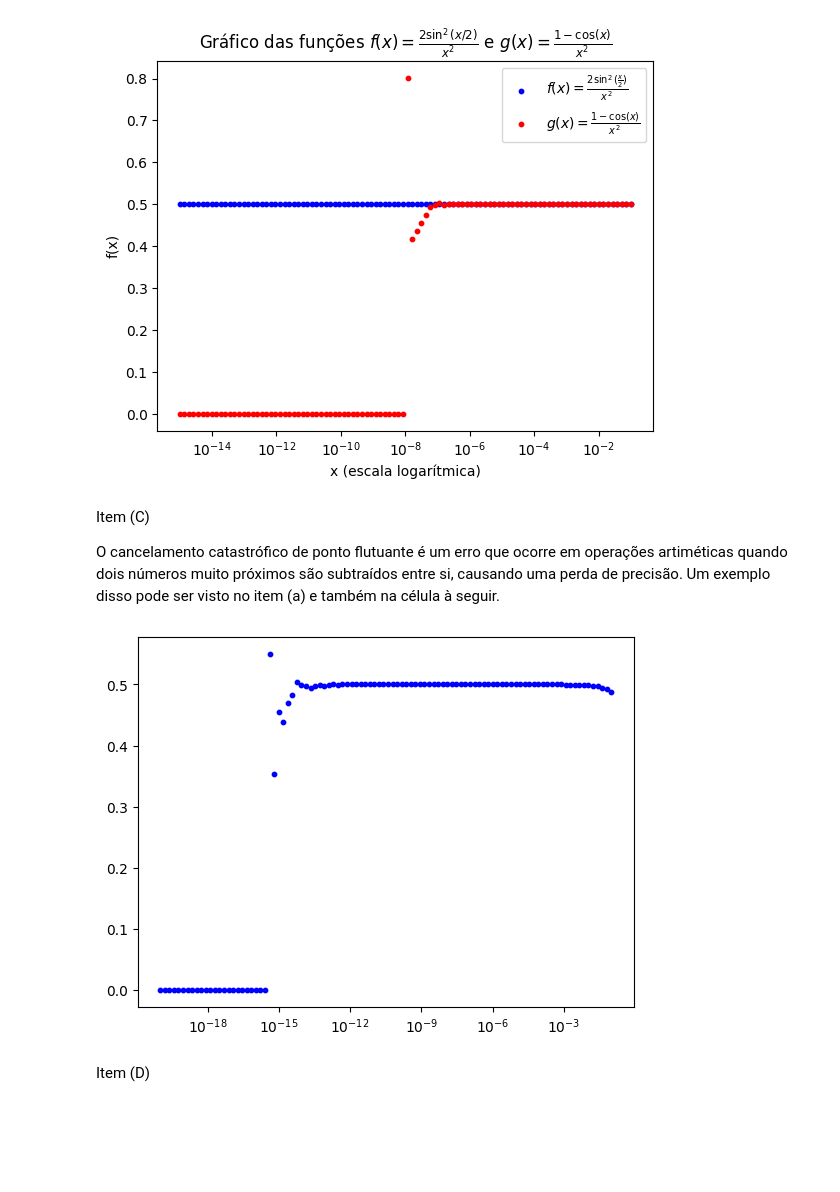
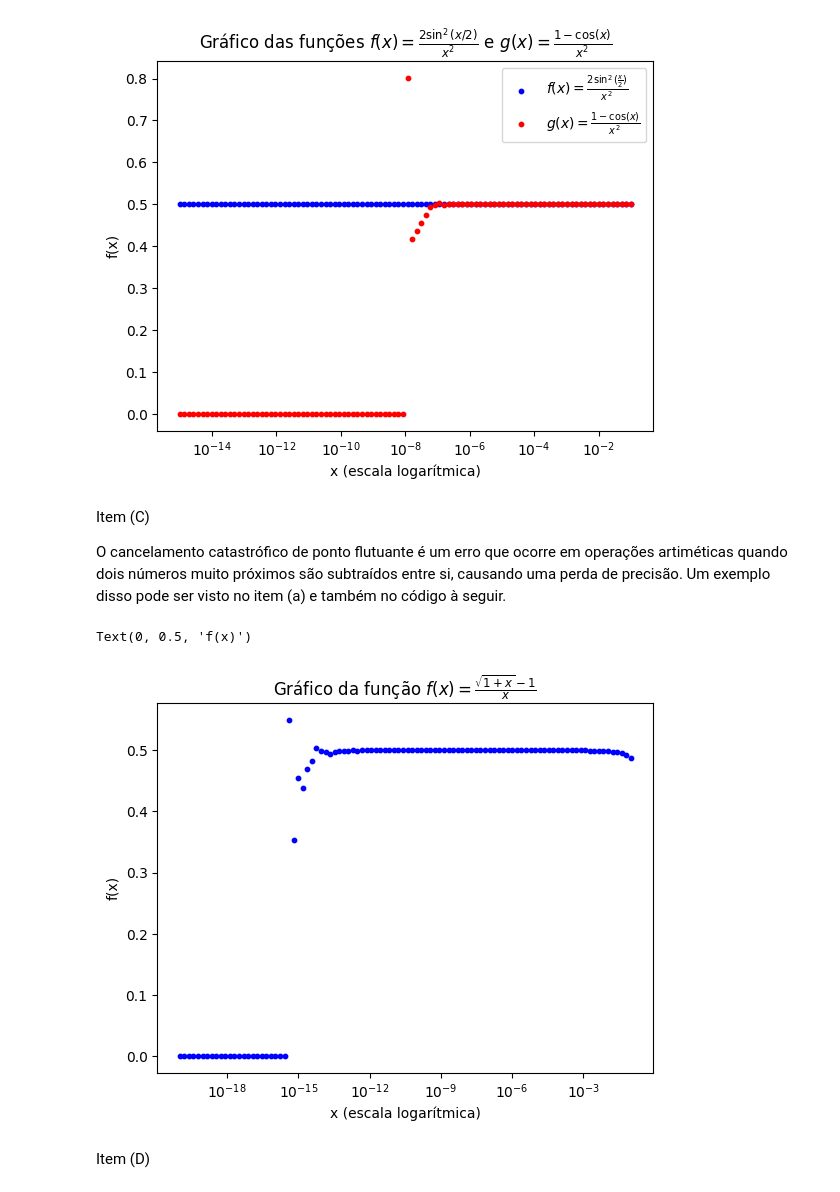
Before and after one commit to hrpedro/AV06, a Jupyter notebook: AV06.ipynb, the cells around one changed output. Cells and saved outputs as stored; diff of their text form; code cells hidden in the pictures; blank space fills up the shorter version.

```diff
--- a/AV06.ipynb
+++ b/AV06.ipynb
@@ -61,21 +61,25 @@ Text(0, 0.5, 'f(x)')
 # %% [markdown]
 Item (C)
 
-O cancelamento catastrófico de ponto flutuante é um erro que ocorre em operações artiméticas quando dois números muito próximos são subtraídos entre si, causando uma perda de precisão. Um exemplo disso pode ser visto no item (a) e também na célula à seguir.
+O cancelamento catastrófico de ponto flutuante é um erro que ocorre em operações artiméticas quando dois números muito próximos são subtraídos entre si, causando uma perda de precisão. Um exemplo disso pode ser visto no item (a) e também no código à seguir.
 # %%
 import numpy as np
 import matplotlib.pyplot as plt
 
 def f(x):
     return ((np.sqrt(1+x))-1)/x
 
 valores_x = np.logspace(-1, -20, num=100, base=10)  # vetor com 15 valores de x entre 10^-1 e 10^-15
 valores_f = f(valores_x)  # vetor com os valores de f(x) para cada x
 
 plt.scatter(valores_x, valores_f, color='blue', label='f(x) = (sqrt(1+x) - 1) / x', s=10)
 plt.xscale('log')
+plt.title('Gráfico da função $f(x) = \\frac{\\sqrt{1+x} - 1}{x}$')
+plt.xlabel('x (escala logarítmica)')
+plt.ylabel('f(x)')
 # %% [output]
+Text(0, 0.5, 'f(x)')
-[figure, old version]
+[figure, new version]
 # %% [markdown]
 Item (D)
 # %%
```
Also changed, not shown: parts of 8 cells of this notebook, 14 other files.
